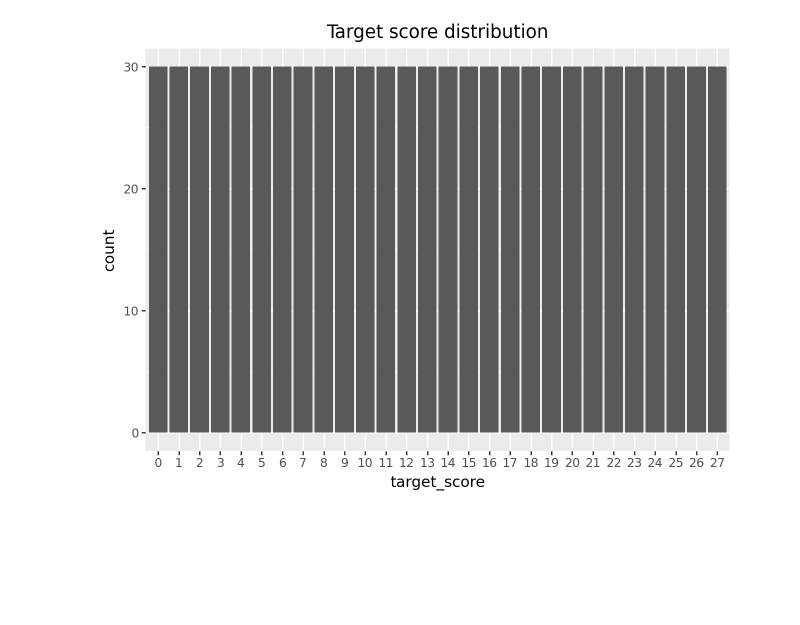
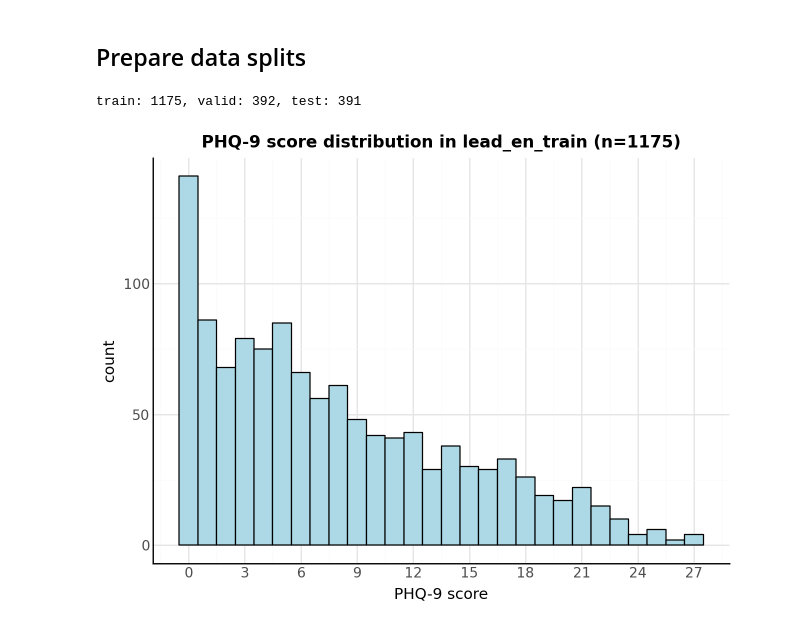
Before and after one commit to shshnk94/personallm, a Jupyter notebook: notebooks/analysis.ipynb, the cells around one changed output. Drawn from its saved outputs; the diff is of its cells as text; code cells hidden in the pictures; blank space fills up the shorter version.

```diff
--- a/notebooks/analysis.ipynb
+++ b/notebooks/analysis.ipynb
@@ -18,10 +18,70 @@ please provide us feedback at https://github.com/pandas-dev/pandas/issues/54466
-# %%
-prompts = pd.read_csv(DATAFOLDER / "generated_prompts.csv")
-
-(
-    p9.ggplot(prompts, p9.aes(x="factor(target_score)"))
-    + p9.geom_bar()
-    + p9.labs(x="target_score", y="count", title="Target score distribution")
-)
-# %% [output]
-[figure, removed]
+# %% [markdown]
+## Prepare data splits
+# %%
+message_table = "lead_en"
+lead_en = pd.read_sql(f"SELECT * FROM {message_table}", engine)
+
+train = lead_en \
+    .sample(
+        frac=0.6,
+        random_state=SEED
+    )
+
+train.to_sql(
+    name=f"{message_table}_train",
+    con=engine,
+    if_exists="replace",
+    index=False
+)
+
+sample = lead_en.drop(train.index)
+valid = sample \
+    .sample(
+        frac=0.5,
+        random_state=SEED
+    )
+
+valid.to_sql(
+        name=f"{message_table}_valid",
+        con=engine,
+        if_exists="replace",
+        index=False
+    )
+
+test = sample.drop(valid.index)
+test.to_sql(
+        name=f"{message_table}_test",
+        con=engine,
+        if_exists="replace",
+        index=False
+    )
+
+with engine.connect() as conn:
+    conn.execute(text(f"ALTER TABLE {message_table}_train ADD PRIMARY KEY (message_id)"))
+    conn.execute(text(f"ALTER TABLE {message_table}_valid ADD PRIMARY KEY (message_id)"))
+    conn.execute(text(f"ALTER TABLE {message_table}_test ADD PRIMARY KEY (message_id)"))
+
+print(f"train: {len(train)}, valid: {len(valid)}, test: {len(test)}")
+# %% [output]
+train: 1175, valid: 392, test: 391
+# %%
+lead_en_train = pd.read_sql(f"SELECT message_id, message, phq9 FROM {message_table}_train", engine)
+
+(
+    p9.ggplot(lead_en_train, p9.aes(x="phq9")) +
+    p9.geom_histogram(binwidth=1, color="black", fill="lightblue") +
+    p9.scale_x_continuous(breaks=np.arange(0, 28, 3)) +
+    p9.labs(
+        x="PHQ-9 score",
+        y="count",
+        title=f"PHQ-9 score distribution in {message_table}_train (n={len(lead_en_train)})"
+    ) +
+    p9.theme_minimal() +
+    p9.theme(
+        axis_line=p9.element_line(color="black"),
+        axis_text=p9.element_text(size=10),
+        plot_title=p9.element_text(size=12, face="bold"),
+    )
+)
+# %% [output]
+[figure, added]
```
Also changed, not shown: parts of 12 cells of this notebook, 8 other files.
